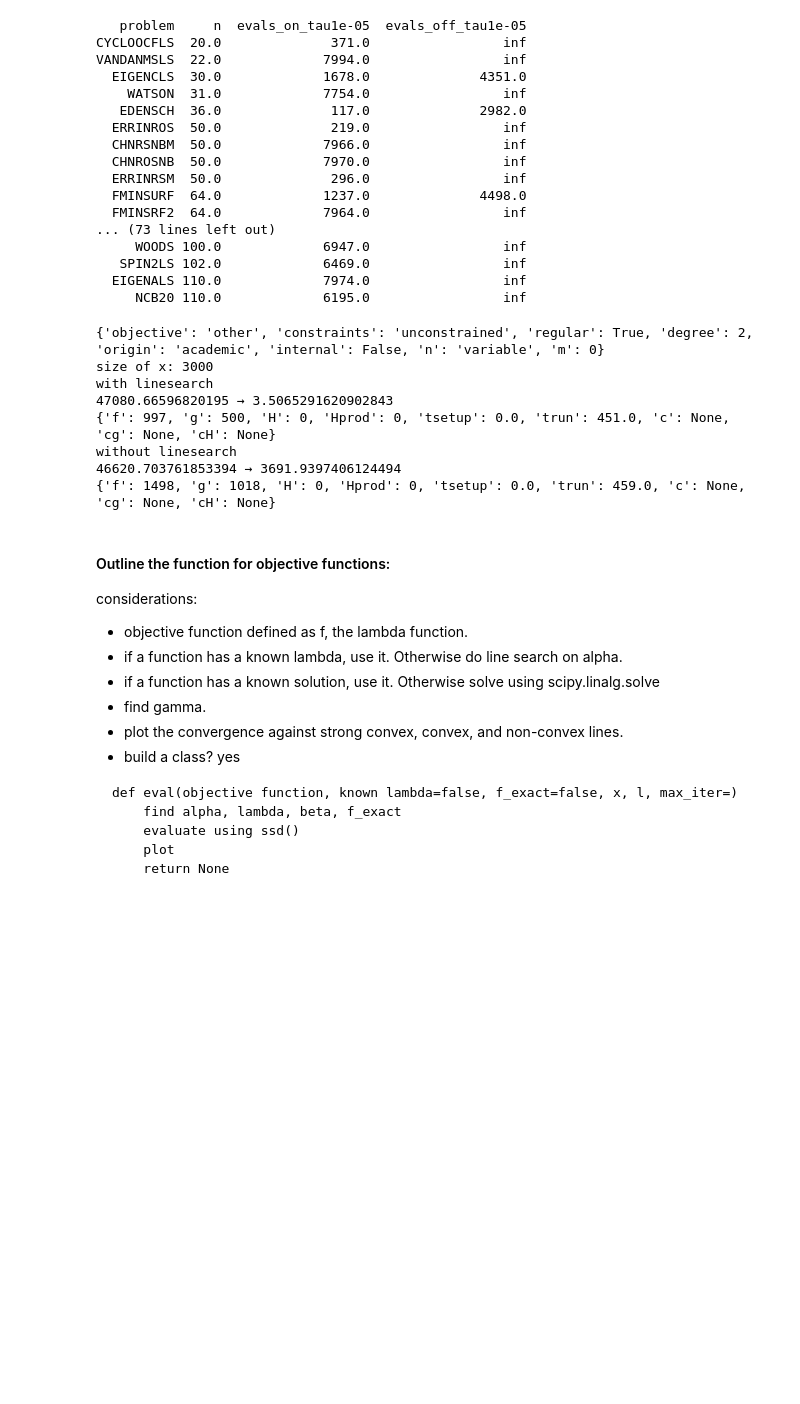
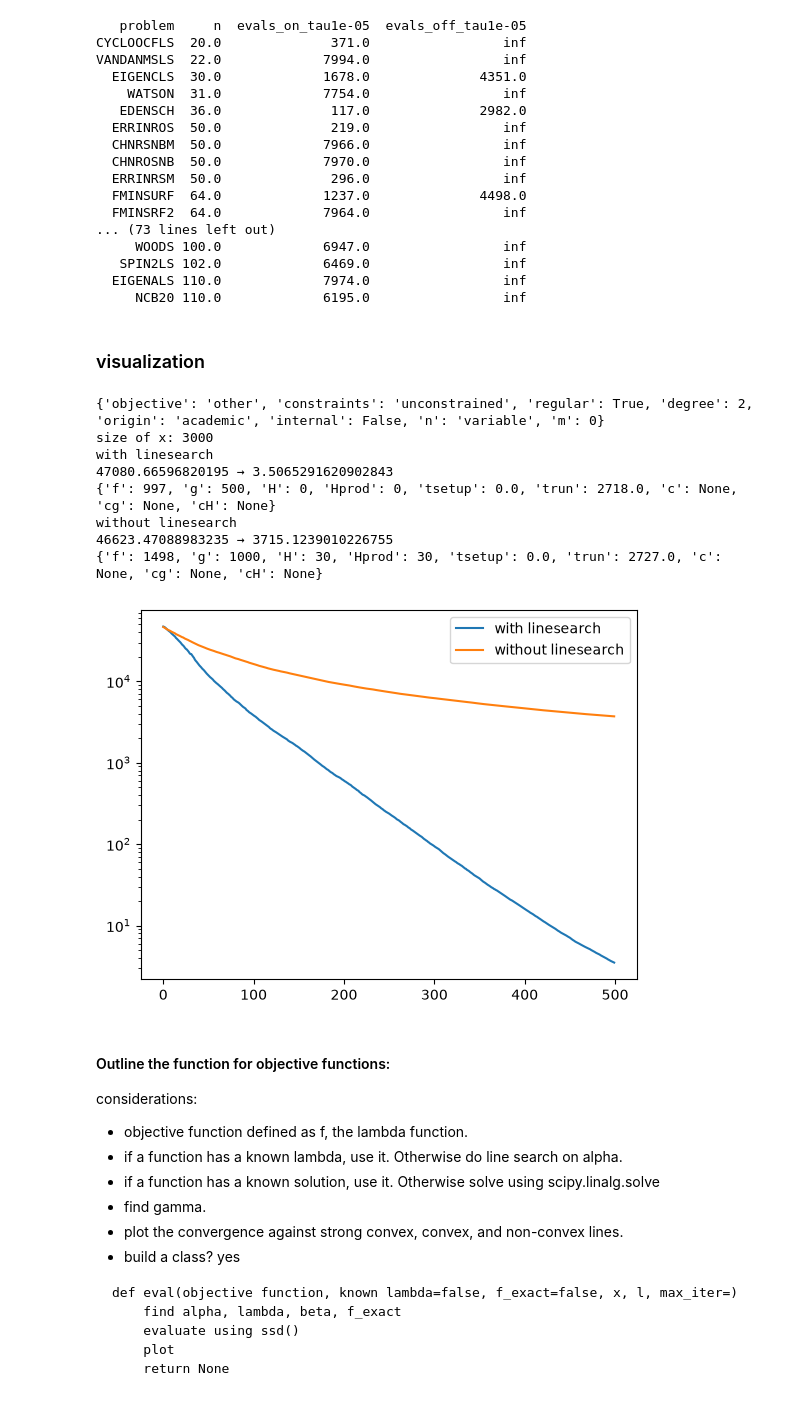
Before and after one commit to rileywuisme/Derivative-Free-Optimization-methods, a Jupyter notebook: SSD_draft.ipynb, the cells around one changed output. Drawn from its saved outputs; the diff is of its cells as text; code cells hidden in the pictures; blank space fills up the shorter version.

Commit message:
need to figure out pounder

```diff
--- a/SSD_draft.ipynb
+++ b/SSD_draft.ipynb
@@ -78,8 +78,8 @@ Notes:
 * scipy source code reference: https://github.com/scipy/scipy/blob/v1.18.0/scipy/optimize/_linesearch.py#L27
 * scalar_search_armijo does sort of backtracking instead of looping through maximum iteration. So it could take a while... need fix?
 # %%
-def estimate_L(hvp, dim, rng, iters=30):
-    v = rng.standard_normal(dim); v /= np.linalg.norm(v)
+def estimate_L(hvp, dim, seed=0, iters=30):
+    v = np.random.default_rng(seed).standard_normal(dim); v /= np.linalg.norm(v)
     lam = 0.0
     for _ in range(iters):
         w = hvp(v)
@@ -473,33 +472,42 @@ VANDANMSLS  22.0             7994.0                 inf
    SPIN2LS 102.0             6469.0                 inf
   EIGENALS 110.0             7974.0                 inf
      NCB20 110.0             6195.0                 inf
+# %% [markdown]
+### visualization
 # %%
 print(pycutest.problem_properties('DIXMAANB'))
 p = pycutest.import_problem('DIXMAANB')
 x = p.x0
 
 fx_ls, xs_ls, ls_hist = ssd(p.obj, p.grad, x, ls = 'on')
 # %lprun -f ssd fx, xs, linesearch_hist = ssd(p.obj, p.grad, x, max_iter = int(1e4) )
 print(f'size of x: {x.size}')
 print("with linesearch")
 print(fx_ls[0], '→', fx_ls[-1])
 print(p.report())
-#idk why it's j insanely slow
 
 #without linesearch
-fx, xs, _ = ssd(p.obj, p.grad, x, ls = 'off')
+L = estimate_L(lambda v: p.hprod(v, x=x), x.size)
+fx, xs, _ = ssd(p.obj, p.grad, x, ls = 'off', L = L)
 print("without linesearch")
 print(fx[0], '→', fx[-1])
 print(p.report())
+
+fig, ax = plt.subplots()
+ax.semilogy(fx_ls, label = 'with linesearch')
+ax.semilogy(fx, label = 'without linesearch')
+ax.legend()
+plt.show()
 # %% [output]
 {'objective': 'other', 'constraints': 'unconstrained', 'regular': True, 'degree': 2, 'origin': 'academic', 'internal': False, 'n': 'variable', 'm': 0}
 size of x: 3000
 with linesearch
 47080.66596820195 → 3.5065291620902843
-{'f': 997, 'g': 500, 'H': 0, 'Hprod': 0, 'tsetup': 0.0, 'trun': 451.0, 'c': None, 'cg': None, 'cH': None}
+{'f': 997, 'g': 500, 'H': 0, 'Hprod': 0, 'tsetup': 0.0, 'trun': 2718.0, 'c': None, 'cg': None, 'cH': None}
 without linesearch
-46620.703761853394 → 3691.9397406124494
-{'f': 1498, 'g': 1018, 'H': 0, 'Hprod': 0, 'tsetup': 0.0, 'trun': 459.0, 'c': None, 'cg': None, 'cH': None}
+46623.47088983235 → 3715.1239010226755
+{'f': 1498, 'g': 1000, 'H': 30, 'Hprod': 30, 'tsetup': 0.0, 'trun': 2727.0, 'c': None, 'cg': None, 'cH': None}
+[figure, added]
 # %% [markdown]
 #### Outline the function for objective functions:
 
```
Also changed, not shown: parts of 5 cells of this notebook.
